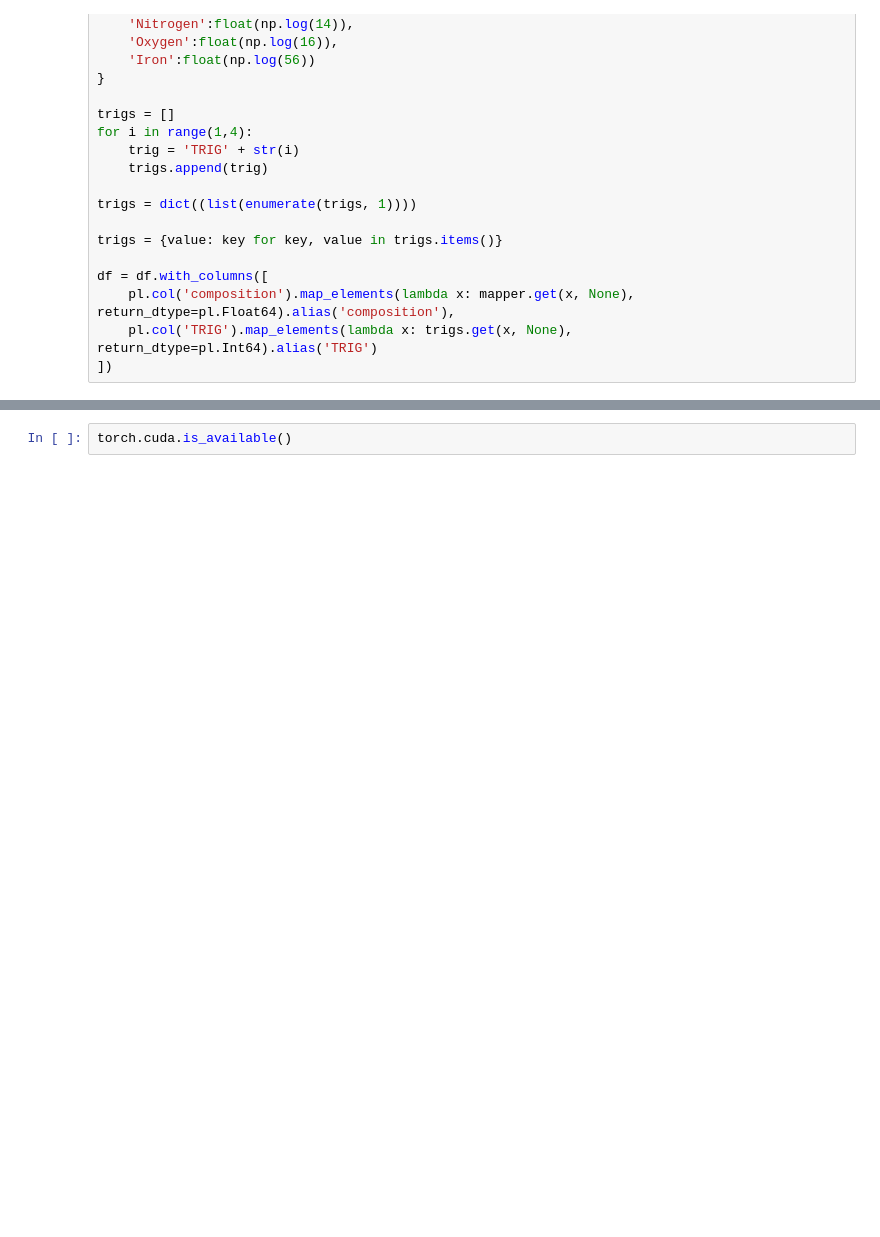
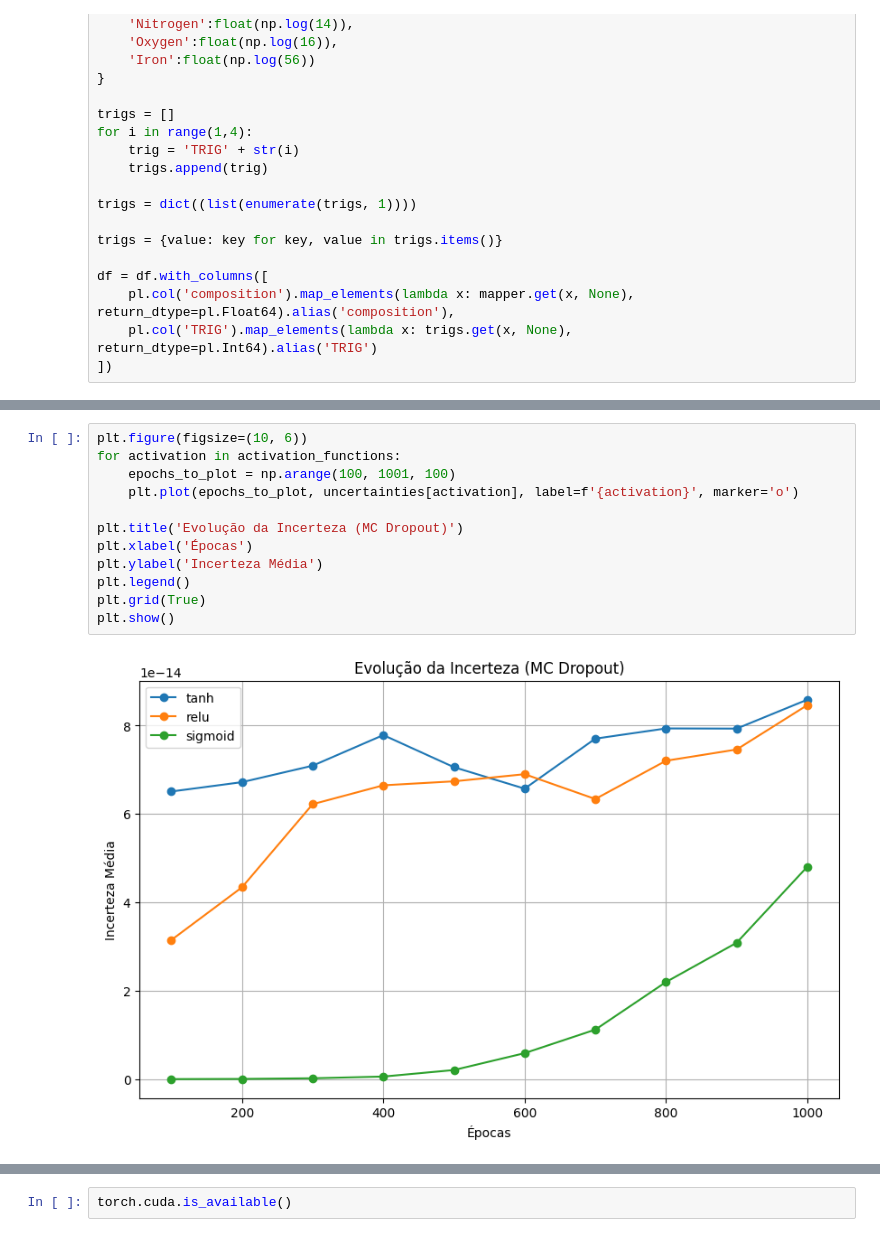
Before and after one commit to lucas-orfei/mestrado, a Jupyter notebook: NN_regression_3det.ipynb, the cells around one changed output, grey strips where cells are left out. Cells and saved outputs as stored; diff of their text form; blank space fills up the shorter version.

```diff
--- a/NN_regression_3det.ipynb
+++ b/NN_regression_3det.ipynb
@@ -273,0 +317,14 @@ Epoch [1000/1000], Loss: 1.5418, Test Loss: 1.1300
+# %%
+plt.figure(figsize=(10, 6))
+for activation in activation_functions:
+    epochs_to_plot = np.arange(100, 1001, 100)
+    plt.plot(epochs_to_plot, uncertainties[activation], label=f'{activation}', marker='o')
+
+plt.title('Evolução da Incerteza (MC Dropout)')
+plt.xlabel('Épocas')
+plt.ylabel('Incerteza Média')
+plt.legend()
+plt.grid(True)
+plt.show()
+# %% [output]
+[figure, added]
```
Also changed, not shown: parts of 20 cells of this notebook, 1 other file.
